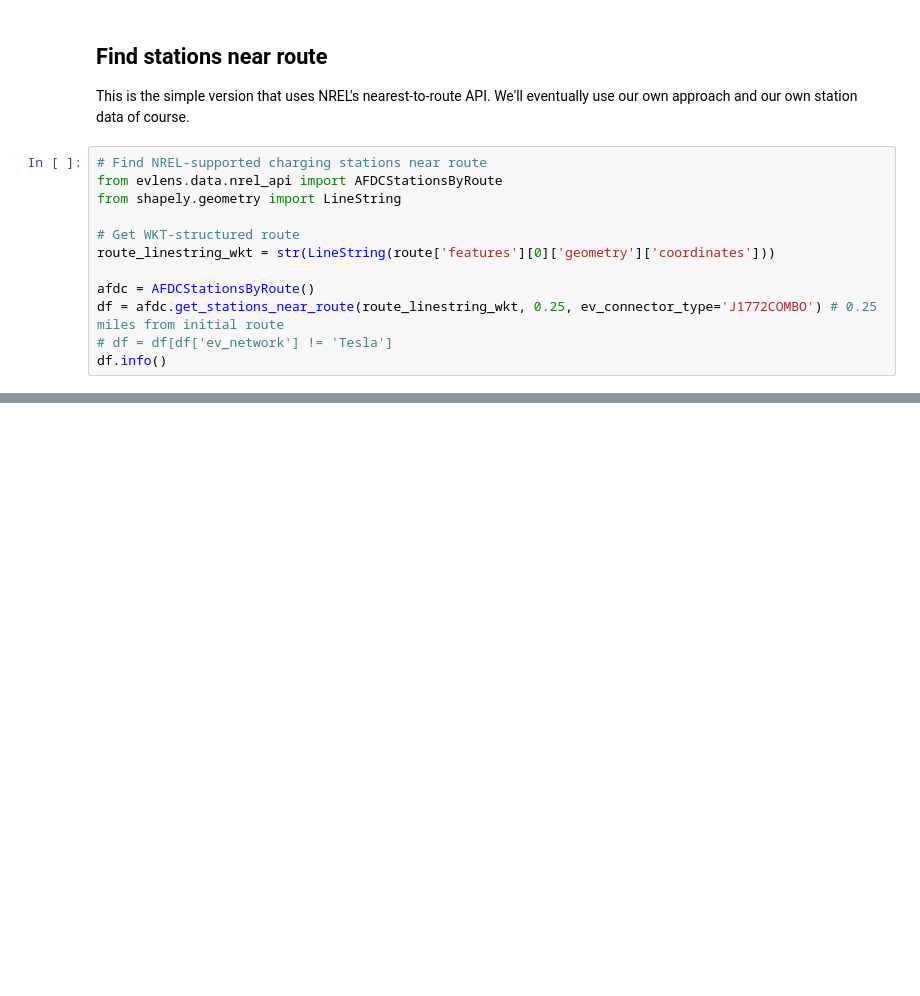
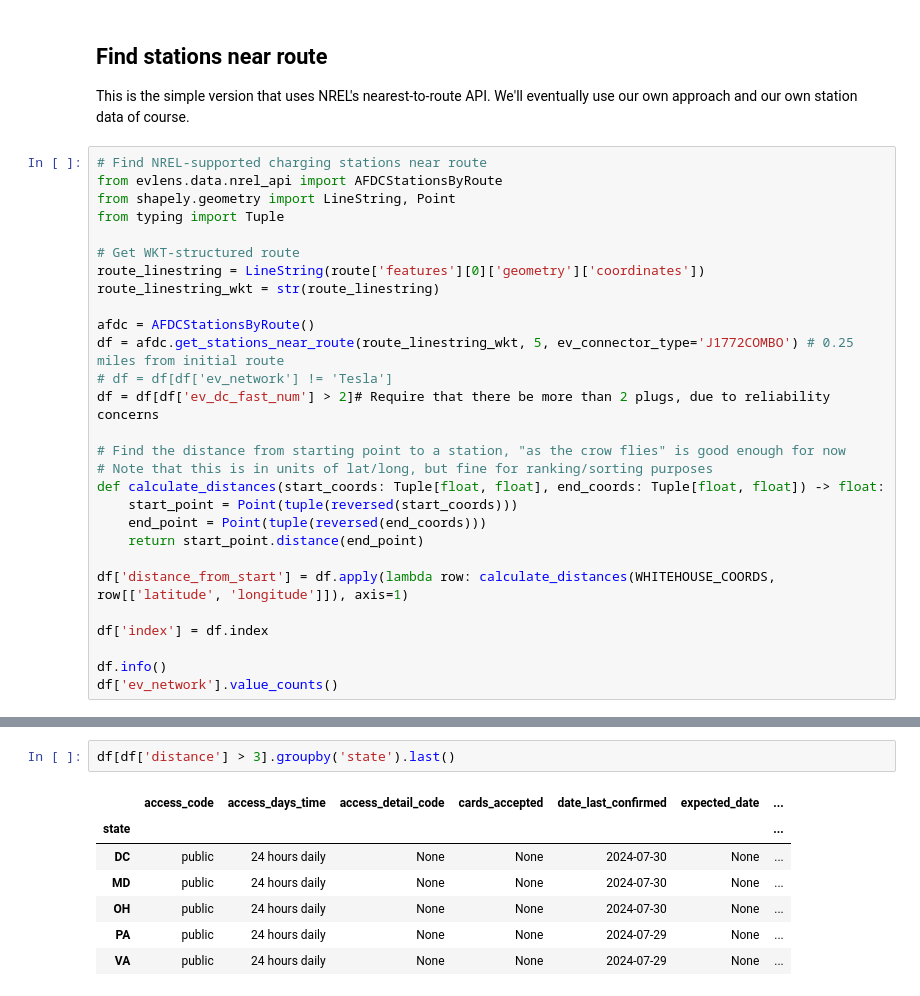
Before and after one commit to emigre459/evlens, a Jupyter notebook: notebooks/exploratory/2.0-DWRM-simpleRouting.ipynb, the cells around one changed output, grey strips where cells are left out. Cells and saved outputs as stored; diff of their text form; blank space fills up the shorter version.

```diff
--- a/notebooks/exploratory/2.0-DWRM-simpleRouting.ipynb
+++ b/notebooks/exploratory/2.0-DWRM-simpleRouting.ipynb
@@ -68,13 +62,29 @@ This is the simple version that uses NREL's nearest-to-route API. We'll eventual
 # %%
 # Find NREL-supported charging stations near route
 from evlens.data.nrel_api import AFDCStationsByRoute
-from shapely.geometry import LineString
+from shapely.geometry import LineString, Point
+from typing import Tuple
 
 # Get WKT-structured route
-route_linestring_wkt = str(LineString(route['features'][0]['geometry']['coordinates']))
+route_linestring = LineString(route['features'][0]['geometry']['coordinates'])
+route_linestring_wkt = str(route_linestring)
 
 afdc = AFDCStationsByRoute()
-df = afdc.get_stations_near_route(route_linestring_wkt, 0.25, ev_connector_type='J1772COMBO') # 0.25 miles from initial route
+df = afdc.get_stations_near_route(route_linestring_wkt, 5, ev_connector_type='J1772COMBO') # 0.25 miles from initial route
 # df = df[df['ev_network'] != 'Tesla']
+df = df[df['ev_dc_fast_num'] > 2]# Require that there be more than 2 plugs, due to reliability concerns
+
+# Find the distance from starting point to a station, "as the crow flies" is good enough for now
+# Note that this is in units of lat/long, but fine for ranking/sorting purposes
+def calculate_distances(start_coords: Tuple[float, float], end_coords: Tuple[float, float]) -> float:
+    start_point = Point(tuple(reversed(start_coords)))
+    end_point = Point(tuple(reversed(end_coords)))
+    return start_point.distance(end_point)
+
+df['distance_from_start'] = df.apply(lambda row: calculate_distances(WHITEHOUSE_COORDS, row[['latitude', 'longitude']]), axis=1)
+
+df['index'] = df.index
+
 df.info()
+df['ev_network'].value_counts()
 # %% [output]
@@ -129,0 +241,10 @@ Name: count, dtype: int64
+# %%
+df[df['distance'] > 3].groupby('state').last()
+# %% [output]
+|  | access_code | access_days_time | access_detail_code | cards_accepted | date_last_confirmed | expected_date | ... |
+| state |  |  |  |  |  |  | ... |
+| DC | public | 24 hours daily | None | None | 2024-07-30 | None | ... |
+| MD | public | 24 hours daily | None | None | 2024-07-30 | None | ... |
+| OH | public | 24 hours daily | None | None | 2024-07-30 | None | ... |
+| PA | public | 24 hours daily | None | None | 2024-07-29 | None | ... |
+| VA | public | 24 hours daily | None | None | 2024-07-29 | None | ... |
```
Also changed, not shown: parts of 13 cells of this notebook, 1 other file.
